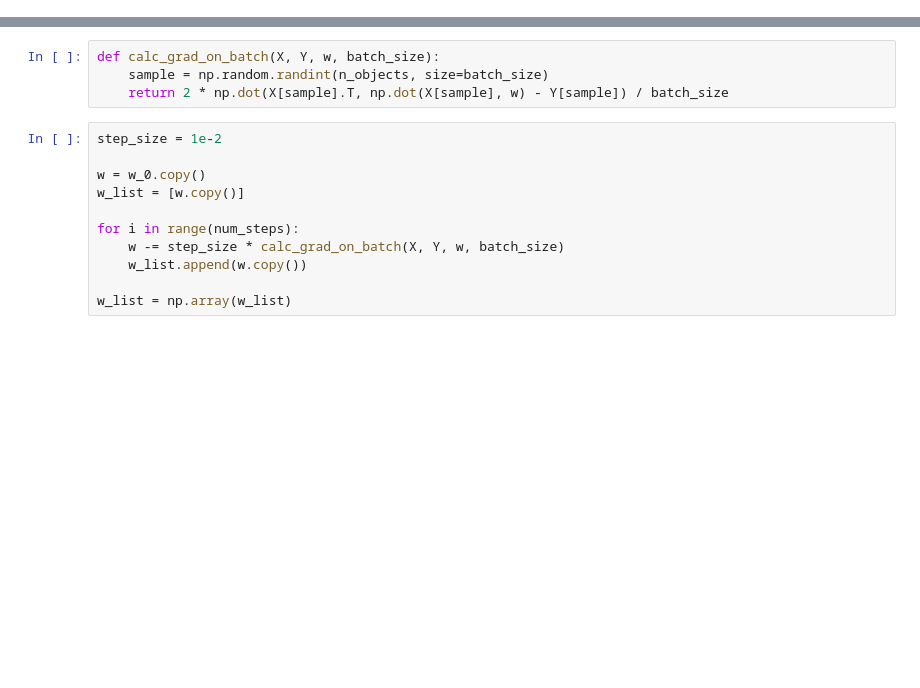
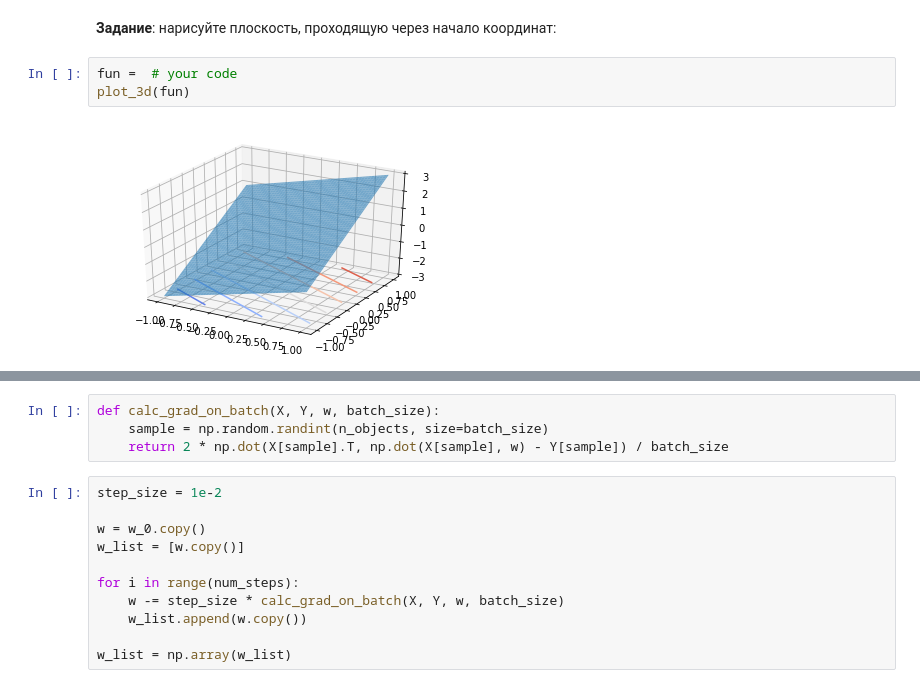
Before and after one commit to Vasyka/intro-ml-bi, a Jupyter notebook: week04/sem04_gradient.ipynb, the cells around one changed output, grey strips where cells are left out. Cells and saved outputs as stored; diff of their text form; blank space fills up the shorter version.

```diff
--- a/week04/sem04_gradient.ipynb
+++ b/week04/sem04_gradient.ipynb
@@ -247,0 +87,7 @@ We now visualize the trajectories of stochastic gradient descent, repeating the
+# %% [markdown]
+**Задание**: нарисуйте плоскость, проходящую через начало координат:
+# %%
+fun =  # your code
+plot_3d(fun)
+# %% [output]
+[figure, added]
```
Also changed, not shown: parts of 113 cells of this notebook.
